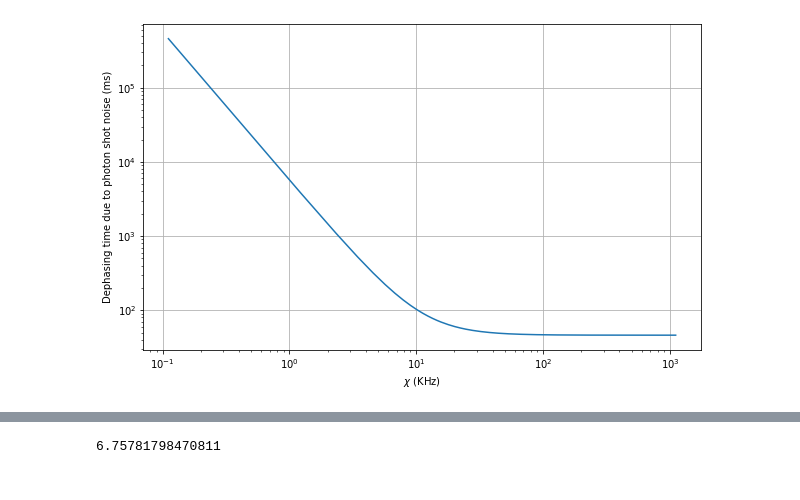
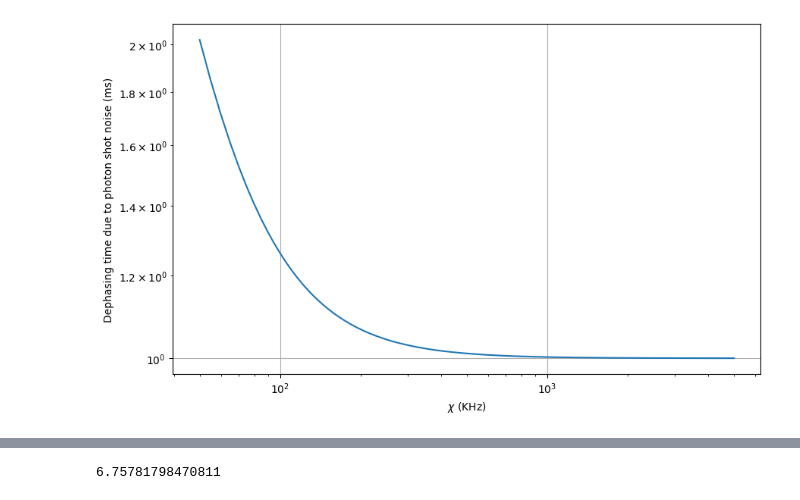
Before and after one commit to yunweilu/SNAIL, a Jupyter notebook: charge-coupling/photon-shot noise.ipynb, the cells around one changed output, grey strips where cells are left out. Drawn from its saved outputs; the diff is of its cells as text; code cells hidden in the pictures.

```diff
--- a/charge-coupling/photon-shot noise.ipynb
+++ b/charge-coupling/photon-shot noise.ipynb
@@ -3,34 +3,35 @@ import numpy as np
 # %%
 import numpy as np
 import matplotlib.pyplot as plt
 
 # Constants
-T = 90*1e-6
+T = 20*1e-6
 gamma = 1/T
 # n_bar = 1/np.sqrt(23.5e-3/(T/2))
-n_bar = 1/(np.exp(6.5/(0.05*20.836))-1)
+# n_bar = 1/(np.exp(6.5/(0.05*20.836))-1)
+n_bar = 0.02
 # Chi values
-chi = np.linspace(gamma*0.01, gamma*100, 1000)
+chi = np.linspace(gamma, gamma*100, 1000)
 # chi = gamma
 ratio = chi / gamma
 
 # Factor calculation
 factor = np.real(np.sqrt(((1 + 1j*ratio)**2 + 4*1j*ratio*n_bar)) - 1) / 2
 
 # a calculation
 a = 1 / (gamma * factor)*1e3
 
 # Plot
 plt.figure(figsize=(10, 6))
 plt.yscale('log')
 plt.xscale('log')
 plt.plot(chi/1e3, a, label='$a$ vs. $\chi$')
 plt.xlabel('$\chi$ (KHz)')
 plt.ylabel('Dephasing time due to photon shot noise (ms)')
 plt.grid(True)
 plt.show()
 # %% [output]
-[figure, old version]
+[figure, new version]
 # %%
 import numpy as np
 import matplotlib.pyplot as plt
```
Also changed, not shown: parts of 2 cells of this notebook, 42 other files.
